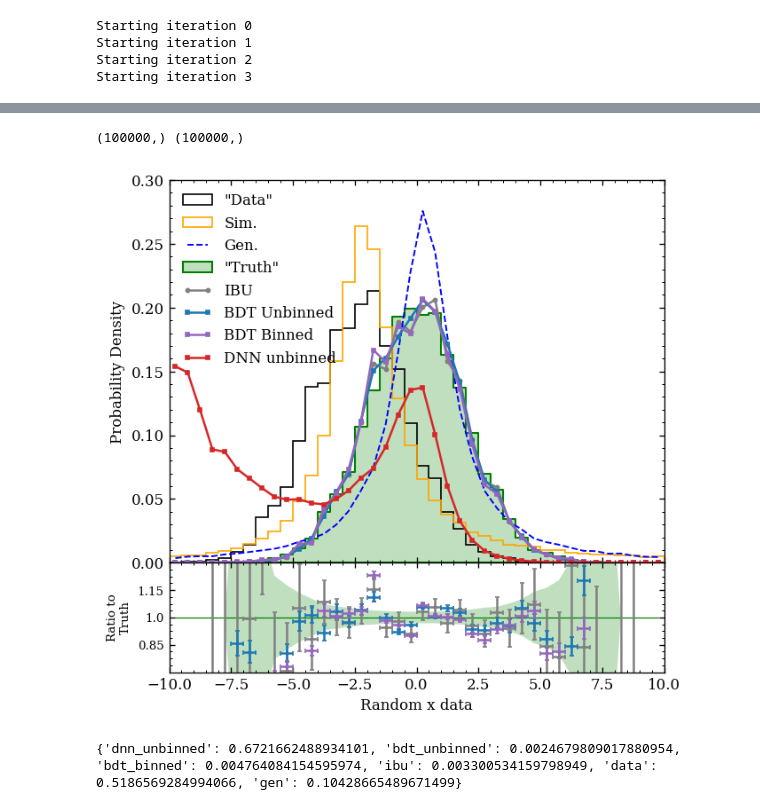
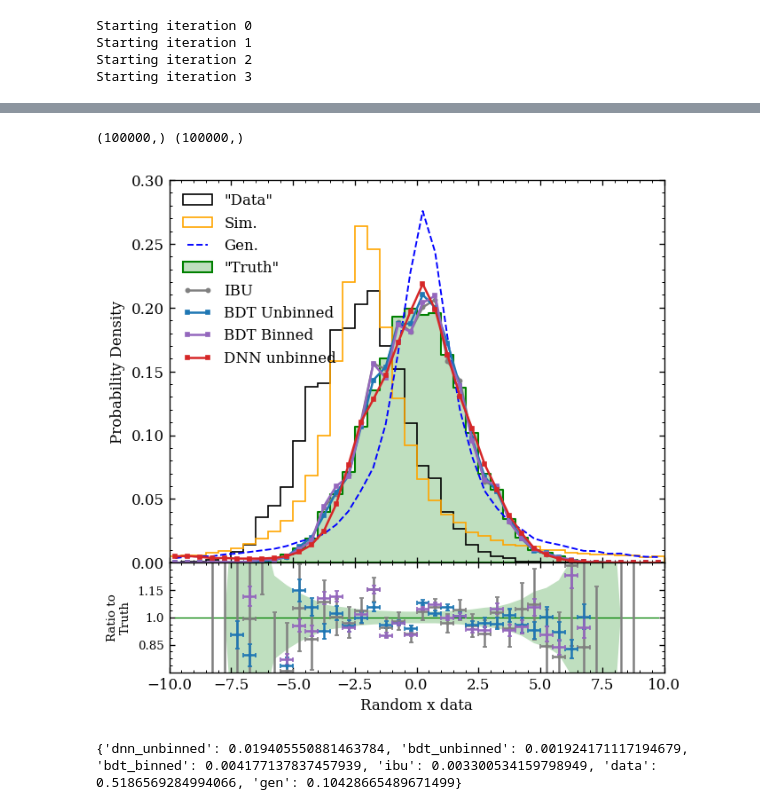
Before and after one commit to rymilton/unfolding, a Jupyter notebook: final_gaussians.ipynb, the cells around one changed output, grey strips where cells are left out. Saved outputs shown, nothing was run; the diff lists cells and outputs as text; code cells hidden in the pictures.

Commit message:
Fixed DNN Omnifold

```diff
--- a/final_gaussians.ipynb
+++ b/final_gaussians.ipynb
@@ -71,7 +73,10 @@ for i in range(num_MC_data_points):
     MC_hist.Fill(xt)
     unbinned_MC_data.append(xt)
     x = dh.smearing_wrapper(xt, smearing_function)
-    unbinned_sim_data.append(x)
+    if x != None:
+        unbinned_sim_data.append(x)
+    else:
+        unbinned_sim_data.append(-9999)
     if xt < MC_low or xt > MC_high:
         sim_pass_truth.append(False)
     else:
@@ -99,7 +104,10 @@ for i in range(int(num_MC_data_points/10)):
     else:
         measured_pass_truth.append(True)
     x = dh.smearing_wrapper(xt, smearing_function)
-    unbinned_measured_data.append(x)
+    if x != None:
+        unbinned_measured_data.append(x)
+    else:
+        unbinned_measured_data.append(-9999)
     if x != None:
         measured_hist.Fill(x)
         if x < sim_low or x > sim_high:
@@ -169,12 +177,14 @@ standardized_sim_data[sim_pass_reco] = sim_scaler.fit_transform(unbinned_sim_dat
 measured_scaler = StandardScaler()
 standardized_measured_data[measured_pass_reco] = measured_scaler.fit_transform(unbinned_measured_data[measured_pass_reco])
 # %%
-MC_dataloader = DataLoader(reco = standardized_sim_data,
-                           gen = standardized_MC_data,
+MC_dataloader = DataLoader(reco = unbinned_sim_data,
+                           gen = unbinned_MC_data,
                            pass_reco = sim_pass_reco,
-                           pass_gen = sim_pass_truth)
-data_dataloader = DataLoader(reco = standardized_measured_data,
-                             pass_reco = measured_pass_reco)
+                           pass_gen = sim_pass_truth,
+                           normalize = True)
+data_dataloader = DataLoader(reco = unbinned_measured_data,
+                             pass_reco = measured_pass_reco,
+                             normalize = True)
 ndim = 1
 reco_model = MLP(ndim)
 gen_model = MLP(ndim)
@@ -332,8 +359,8 @@ ax0.plot(ibu_bin_centers, ibu_density_counts, **ibu_style, label='IBU')
 print(unbinned_MC_data.flatten().shape, omnifold_dnn_weights.shape)
 
 dnn_unbinned_unfolded_hist, dnn_unbinned_unfolded_hist_errors = modplot.calc_hist(
-        unbinned_MC_data[sim_pass_truth].flatten(),
-        weights=omnifold_dnn_weights[sim_pass_truth],
+        unbinned_MC_data.flatten(),
+        weights=omnifold_dnn_weights,
         bins=MC_bins,
         hist_range=(MC_low, MC_high),
         density=True
@@ -389,35 +416,35 @@ ax1.errorbar(
     yerr=ibu_unc_ratio,
     color=ibu_style['color'],
     **modplot.style('errorbar')
 )
 
 truth_binwidth = (truth_bin_centers[1]-truth_bin_centers[0])/2
 
 ax1.errorbar(
     truth_bin_centers,
     of_ratio_bdt_unbinned_single,
     xerr=truth_binwidth,
     yerr=of_unc_ratio_bdt_unbinned_single,
     color=bdt_unbinned_single_style['color'],
     **modplot.style('errorbar')
 ) # Binned Error Bar
 
 ax1.errorbar(
     truth_bin_centers,
     of_ratio_bdt_binned_single,
     xerr=truth_binwidth,
     yerr=of_unc_ratio_bdt_binned_single,
     color=bdt_binned_single_style['color'],
     **modplot.style('errorbar')
 ) # Binned Error Bar
 
 
 # legend style and ordering
 modplot.legend(ax=ax0, frameon=False, loc="upper left", ncol=1)
-fig.savefig(f'./plots/OmniFold_Gaussian_noDNN.png', bbox_inches='tight')
+# fig.savefig(f'./plots/OmniFold_Gaussian_noDNN.png', bbox_inches='tight')
 # %% [output]
 (100000,) (100000,)
-[figure, old version]
+[figure, new version]
 # %%
 def triangular_discriminator(p, q):
     p = np.array(p)
@@ -442,4 +469,4 @@ discriminator_values = {
 }
 print(discriminator_values)
 # %% [output]
-{'dnn_unbinned': 0.6721662488934101, 'bdt_unbinned': 0.0024679809017880954, 'bdt_binned': 0.004764084154595974, 'ibu': 0.003300534159798949, 'data': 0.5186569284994066, 'gen': 0.10428665489671499}
+{'dnn_unbinned': 0.019405550881463784, 'bdt_unbinned': 0.001924171117194679, 'bdt_binned': 0.004177137837457939, 'ibu': 0.003300534159798949, 'data': 0.5186569284994066, 'gen': 0.10428665489671499}
```
Also changed, not shown: parts of 3 cells of this notebook.
